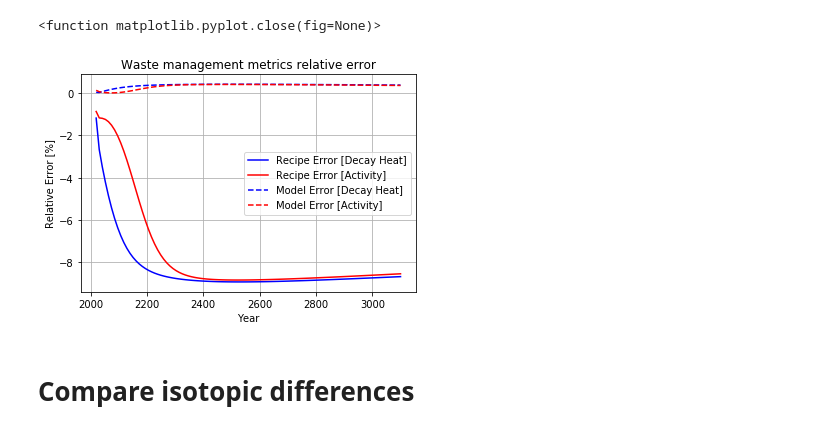
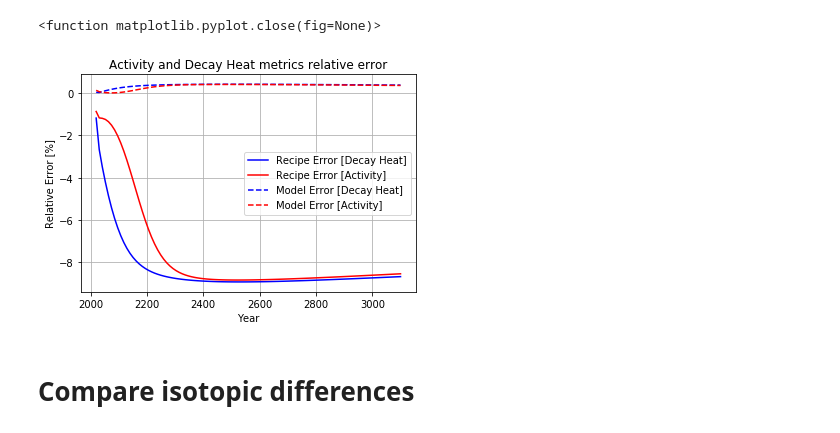
Before and after one commit to jbae11/depletion_rom, a Jupyter notebook: udb_compare.ipynb, the cells around one changed output. Saved outputs shown, nothing was run; the diff lists cells and outputs as text; code cells hidden in the pictures.

```diff
--- a/udb_compare.ipynb
+++ b/udb_compare.ipynb
@@ -1041,21 +1051,21 @@ plt.close
 # %%
 plt.plot(time_acc, err_heat, label='Recipe Error [Decay Heat]', color='b')
 plt.plot(time_acc, err_act, label='Recipe Error [Activity]', color='r')
 
 plt.plot(time_acc, err_heat_rom, label='Model Error [Decay Heat]', color='b', linestyle='--')
 plt.plot(time_acc, err_act_rom, label='Model Error [Activity]', color='r', linestyle='--')
 
 plt.xlabel('Year')
 plt.ylabel('Relative Error [%]')
 plt.legend()
 plt.grid()
-plt.title('Waste management metrics relative error')
+plt.title('Activity and Decay Heat metrics relative error')
 plt.tight_layout
 plt.savefig('./images/ha_err.png', format='png')
 plt.show()
 plt.close()
 # %% [output]
-[figure, old version]
+[figure, new version]
 # %% [markdown]
 # Compare isotopic differences
 # %%
```
Also changed, not shown: parts of 10 cells of this notebook.
